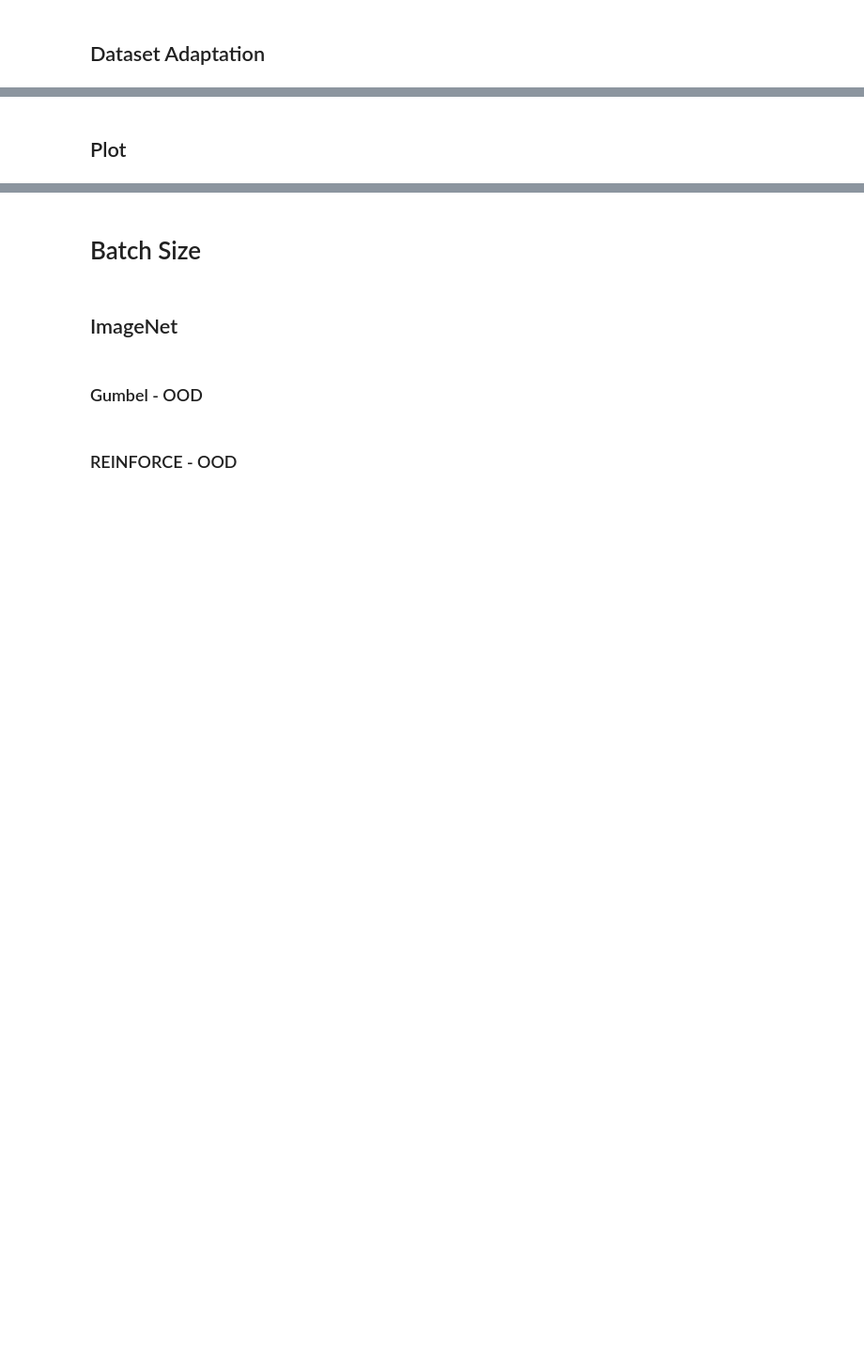
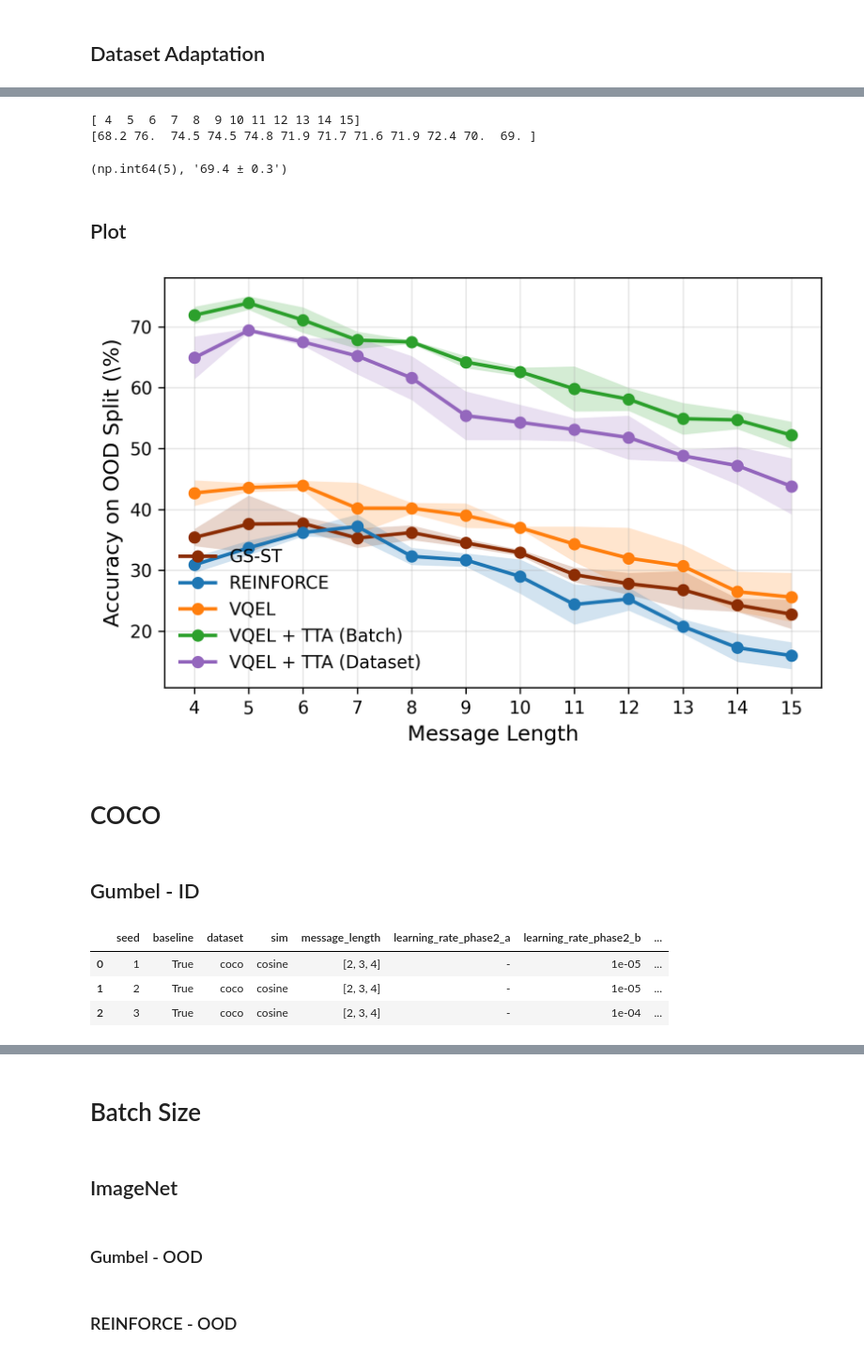
Before and after one commit to MehdiJmlkh/Test-Time-Emergent-Language, a Jupyter notebook: VQTT/results.ipynb, the cells around one changed output, grey strips where cells are left out. Shown at 94% size. Drawn from its saved outputs; the diff is of its cells as text; code cells hidden in the pictures; blank space fills up the shorter version.

```diff
--- a/VQTT/results.ipynb
+++ b/VQTT/results.ipynb
@@ -1051,8 +1312,8 @@ res = filter_df({
 }, sort_by=["test_time_mode", "message_length_tt", "seed", "learning_rate_tt", "num_iterations"])
 # res[adapt_cols]
 # %%
-final = extract_maxes(res, max_col= "test_time_mutual_accuracy")
+final = extract_maxes_elbow(res, max_col= "test_time_mutual_accuracy")
 # final[adapt_cols]
 # %%
-batch_adapt = mean_and_std(final)
-# batch_adapt
+imagenet_batch_adapt = mean_and_std(final)
+# imagenet_batch_adapt
@@ -1070,8 +1337,8 @@ res = filter_df({
 }, sort_by=["test_time_mode", "message_length_tt", "seed", "learning_rate_tt", "num_iterations"])
 # res[adapt_cols]
 # %%
-final = extract_maxes(res)
+final = extract_maxes_elbow(res)
 # final[adapt_cols]
 # %%
-dataset_adapt = mean_and_std(final)
-# dataset_adapt
+imagenet_dataset_adapt = mean_and_std(final)
+imagenet_dataset_adapt
@@ -1078,2 +1359,8 @@ dataset_adapt = mean_and_std(final)
+# %%
+find_best_length_elbow(imagenet_dataset_adapt)
+# %% [output]
+[ 4  5  6  7  8  9 10 11 12 13 14 15]
+[68.2 76.  74.5 74.5 74.8 71.9 71.7 71.6 71.9 72.4 70.  69. ]
+(np.int64(5), '69.4 ± 0.3')
 # %% [markdown]
 ## Plot
@@ -1082,2 +1367,10 @@ dataset_adapt = mean_and_std(final)
+# %%
+plot([imagenet_gumbel, imagenet_REINFORCE, imagenet_VQ_NoTT, imagenet_batch_adapt, imagenet_dataset_adapt], name="imagenet")
+# %% [output]
+[figure, added]
 # %%
 # plot([gumbel, REINFORCE, VQ_NoTT, batch_adapt, scaling], labels=("GS-ST", "REINFORCE", "VQEL", "VQEL + TTA (Batch)", "Scaling"),name="imagenet-scaling")
+# %% [markdown]
+# COCO
+# %% [markdown]
+## Gumbel - ID
@@ -1083,0 +1386,8 @@ dataset_adapt = mean_and_std(final)
+# %%
+final = extract_maxes(res)
+final[gumbel_cols]
+# %% [output]
+|  | seed | baseline | dataset | sim | message_length | learning_rate_phase2_a | learning_rate_phase2_b | ... |
+| 0 | 1 | True | coco | cosine | [2, 3, 4] | - | 1e-05 | ... |
+| 1 | 2 | True | coco | cosine | [2, 3, 4] | - | 1e-05 | ... |
+| 2 | 3 | True | coco | cosine | [2, 3, 4] | - | 1e-04 | ... |
```
Also changed, not shown: parts of 127 cells of this notebook.
